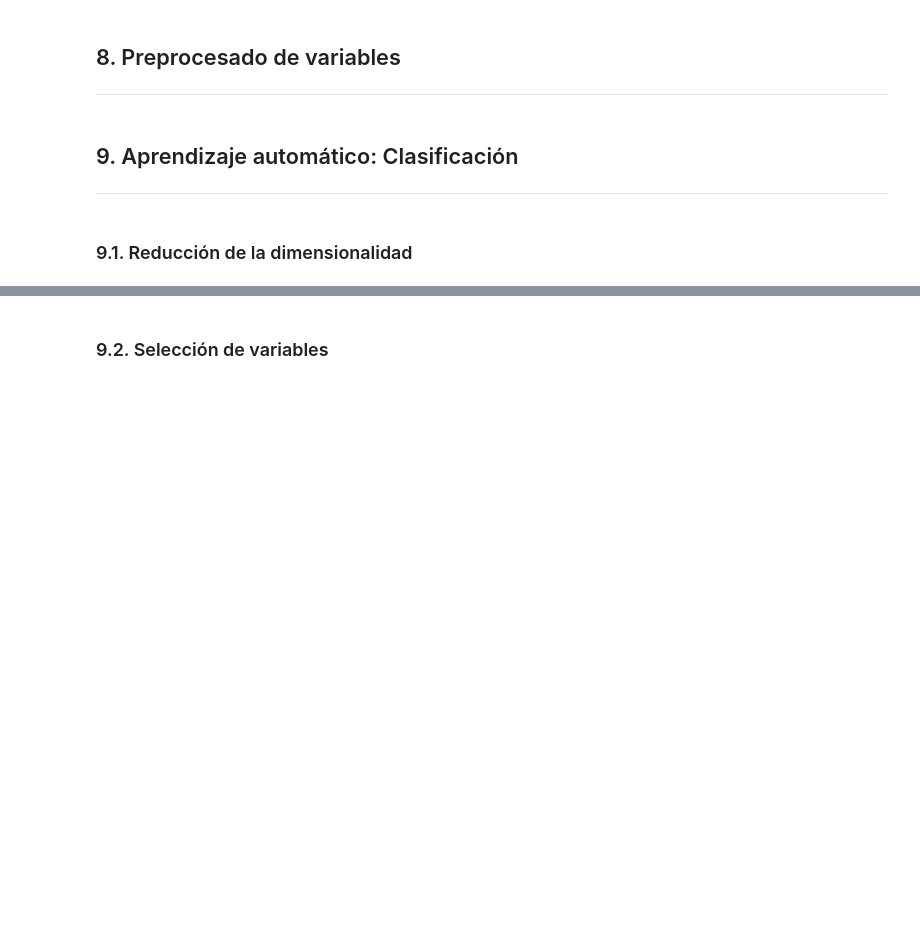
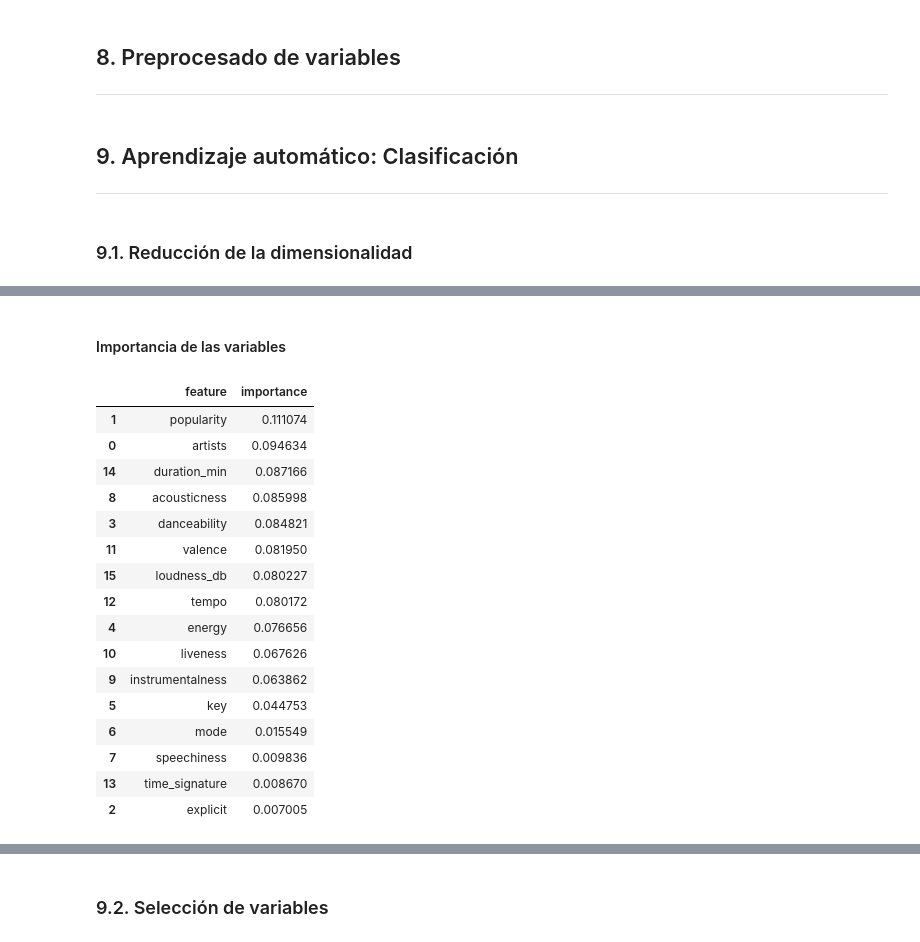
Before and after one commit to MauriJ/Data-Science, a Jupyter notebook: Desafíos/Proyecto final/Proyecto_final_Moran.ipynb, the cells around one changed output, grey strips where cells are left out. Cells and saved outputs as stored; diff of their text form; code cells hidden in the pictures; blank space fills up the shorter version.

```diff
--- a/Desafíos/Proyecto final/Proyecto_final_Moran.ipynb
+++ b/Desafíos/Proyecto final/Proyecto_final_Moran.ipynb
@@ -521,0 +536,7 @@ Se eliminaron las columnas "Unnamed: 0", "track_id" que sólo indica el número
+# %%
+ord = preprocessing.OrdinalEncoder()
+
+col_categoricas = df_proc.select_dtypes(include=['object', 'bool', 'category']).columns
+
+for i in col_categoricas:
+    df_proc[col_categoricas] = ord.fit_transform(df_proc[col_categoricas])
@@ -526,0 +588,2 @@ Se eliminaron las columnas "Unnamed: 0", "track_id" que sólo indica el número
+# %% [markdown]
+#### Importancia de las variables
@@ -526,0 +595,21 @@ Se eliminaron las columnas "Unnamed: 0", "track_id" que sólo indica el número
+# %%
+importancias = pd.DataFrame({'feature': list(X.columns), 'importance': impor_variable}).sort_values('importance', ascending = False)
+importancias
+# %% [output]
+|  | feature | importance |
+| 1 | popularity | 0.111074 |
+| 0 | artists | 0.094634 |
+| 14 | duration_min | 0.087166 |
+| 8 | acousticness | 0.085998 |
+| 3 | danceability | 0.084821 |
+| 11 | valence | 0.081950 |
+| 15 | loudness_db | 0.080227 |
+| 12 | tempo | 0.080172 |
+| 4 | energy | 0.076656 |
+| 10 | liveness | 0.067626 |
+| 9 | instrumentalness | 0.063862 |
+| 5 | key | 0.044753 |
+| 6 | mode | 0.015549 |
+| 7 | speechiness | 0.009836 |
+| 13 | time_signature | 0.008670 |
+| 2 | explicit | 0.007005 |
```
Also changed, not shown: parts of 20 cells of this notebook.
